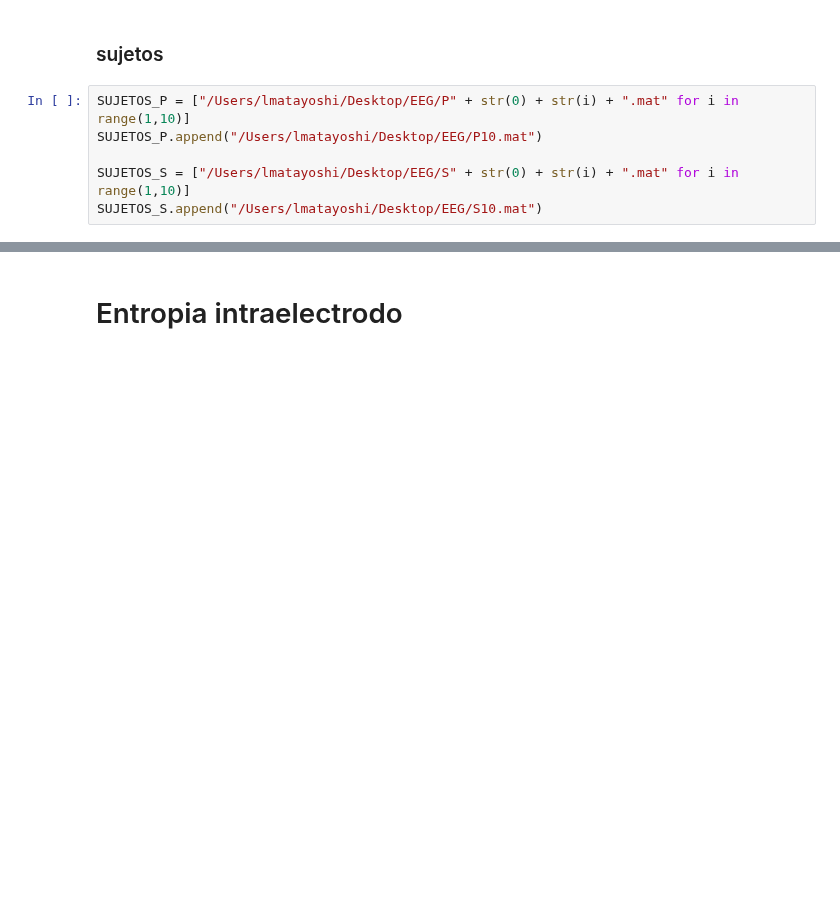
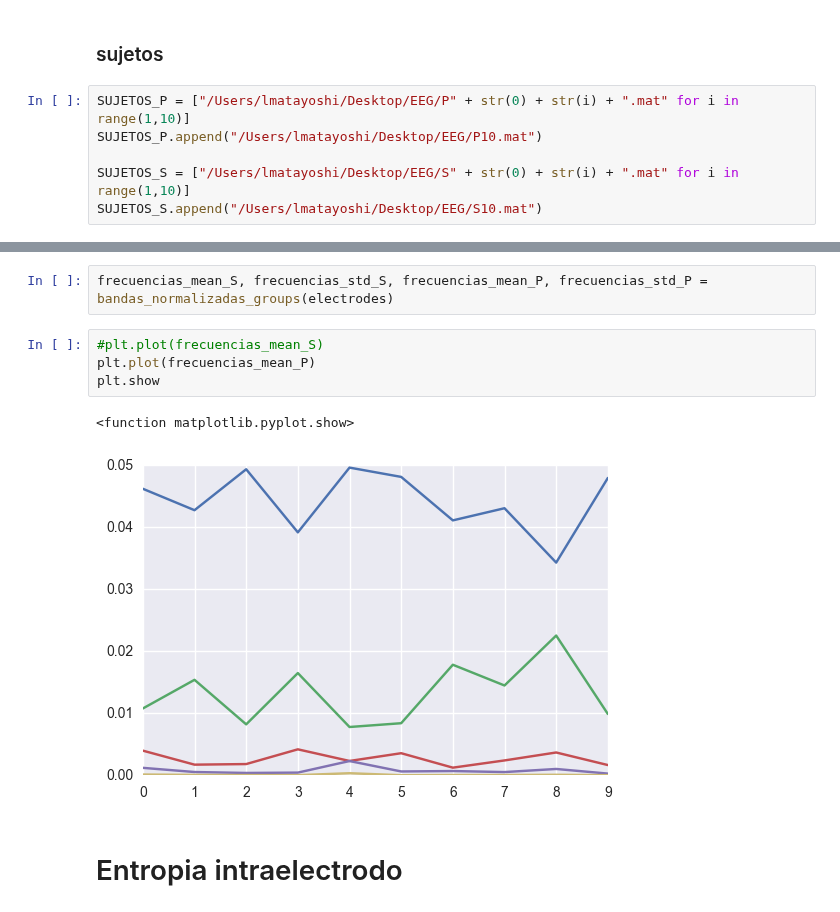
Before and after one commit to turtle-lea/ciencia-de-datos, a Jupyter notebook: tp-3/TP3.ipynb, the cells around one changed output, grey strips where cells are left out. Cells and saved outputs as stored; diff of their text form; blank space fills up the shorter version.

```diff
--- a/tp-3/TP3.ipynb
+++ b/tp-3/TP3.ipynb
@@ -161,3 +187,12 @@ NameError: name 'frec_normalizadas_S' is not defined
+# %%
+frecuencias_mean_S, frecuencias_std_S, frecuencias_mean_P, frecuencias_std_P = bandas_normalizadas_groups(electrodes)
+# %%
+#plt.plot(frecuencias_mean_S)
+plt.plot(frecuencias_mean_P)
+plt.show
+# %% [output]
+<function matplotlib.pyplot.show>
+[figure, added]
 # %% [markdown]
 # Entropia intraelectrodo
 # %%
```
Also changed, not shown: parts of 29 cells of this notebook.
